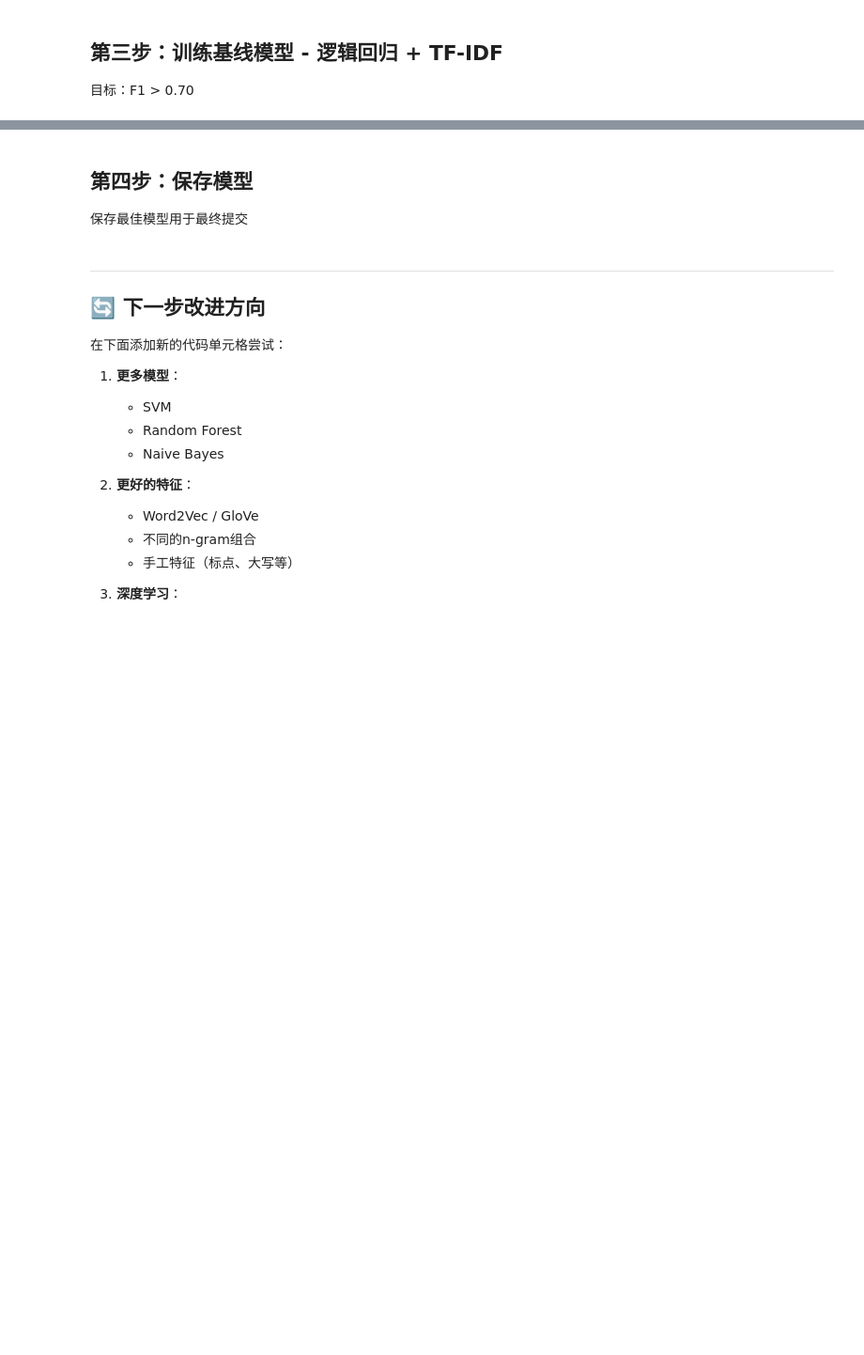
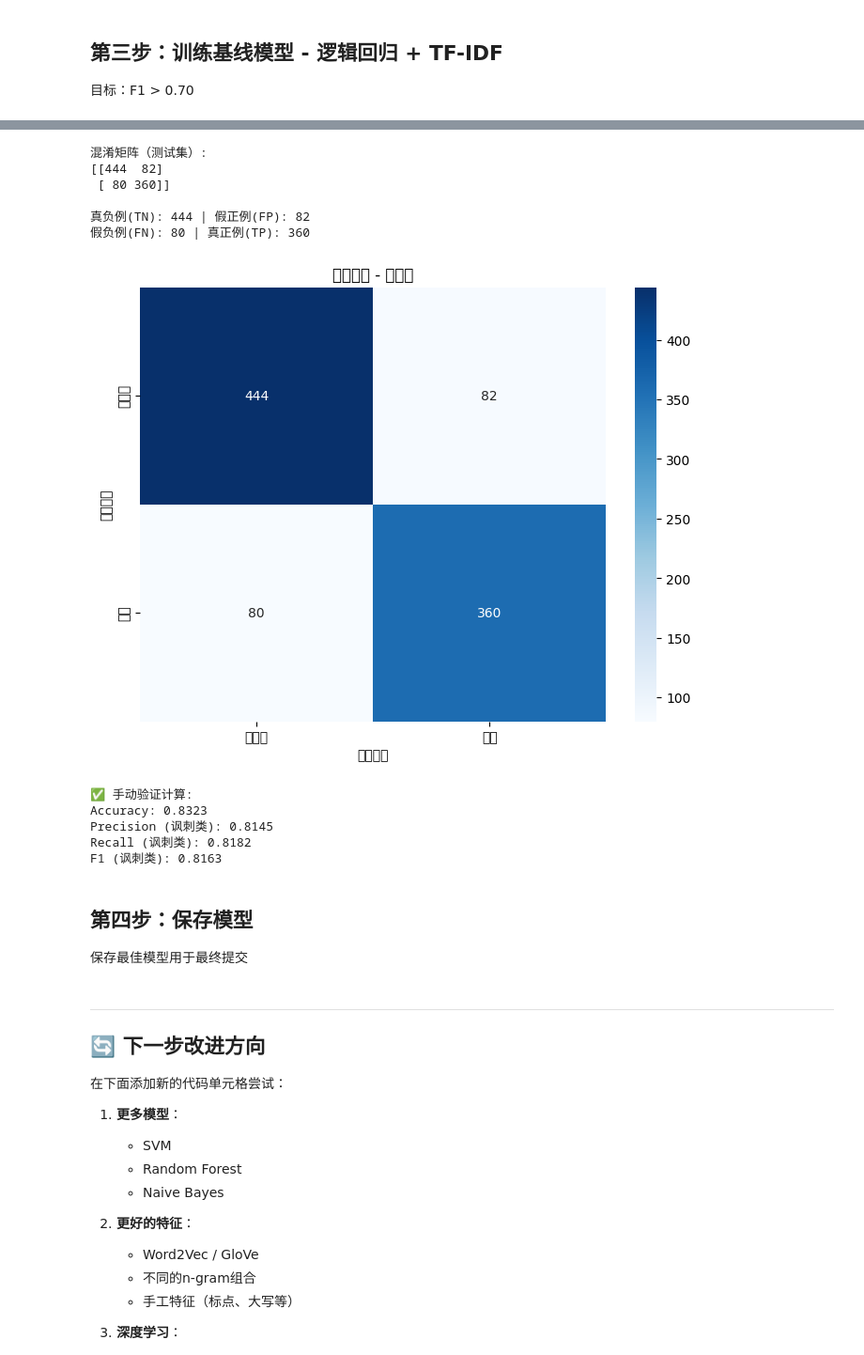
Before and after one commit to SiruipThree/CS461_FinalProject, a Jupyter notebook: SarcasmDetection.ipynb, the cells around one changed output, grey strips where cells are left out. Shown at 94% size. Cells and saved outputs as stored; diff of their text form; code cells hidden in the pictures; blank space fills up the shorter version.

```diff
--- a/SarcasmDetection.ipynb
+++ b/SarcasmDetection.ipynb
@@ -96,3 +142,49 @@ print(f"F1 Score:  {f1_score(test_df['label'], y_pred_test):.4f}")
+# %%
+# 验证：查看混淆矩阵
+from sklearn.metrics import confusion_matrix
+
+# 测试集混淆矩阵
+cm = confusion_matrix(test_df['label'], y_pred_test)
+print("\n混淆矩阵（测试集）:")
+print(cm)
+print(f"\n真负例(TN): {cm[0,0]} | 假正例(FP): {cm[0,1]}")
+print(f"假负例(FN): {cm[1,0]} | 真正例(TP): {cm[1,1]}")
+
+# 可视化
+plt.figure(figsize=(8, 6))
+sns.heatmap(cm, annot=True, fmt='d', cmap='Blues',
+            xticklabels=['非讽刺', '讽刺'],
+            yticklabels=['非讽刺', '讽刺'])
+plt.title('混淆矩阵 - 测试集')
+plt.ylabel('真实标签')
+plt.xlabel('预测标签')
+plt.show()
+
+# 计算详细指标
+print("\n✅ 手动验证计算:")
+tn, fp, fn, tp = cm.ravel()
+accuracy = (tp + tn) / (tp + tn + fp + fn)
+precision_class1 = tp / (tp + fp)
+recall_class1 = tp / (tp + fn)
+f1_class1 = 2 * (precision_class1 * recall_class1) / (precision_class1 + recall_class1)
+
+print(f"Accuracy: {accuracy:.4f}")
+print(f"Precision (讽刺类): {precision_class1:.4f}")
+print(f"Recall (讽刺类): {recall_class1:.4f}")
+print(f"F1 (讽刺类): {f1_class1:.4f}")
+# %% [output]
+混淆矩阵（测试集）:
+[[444  82]
+ [ 80 360]]
+
+真负例(TN): 444 | 假正例(FP): 82
+假负例(FN): 80 | 真正例(TP): 360
+[figure, added]
+✅ 手动验证计算:
+Accuracy: 0.8323
+Precision (讽刺类): 0.8145
+Recall (讽刺类): 0.8182
+F1 (讽刺类): 0.8163
 # %% [markdown]
 ## 第四步：保存模型
 
```
Also changed, not shown: parts of 4 cells of this notebook.
